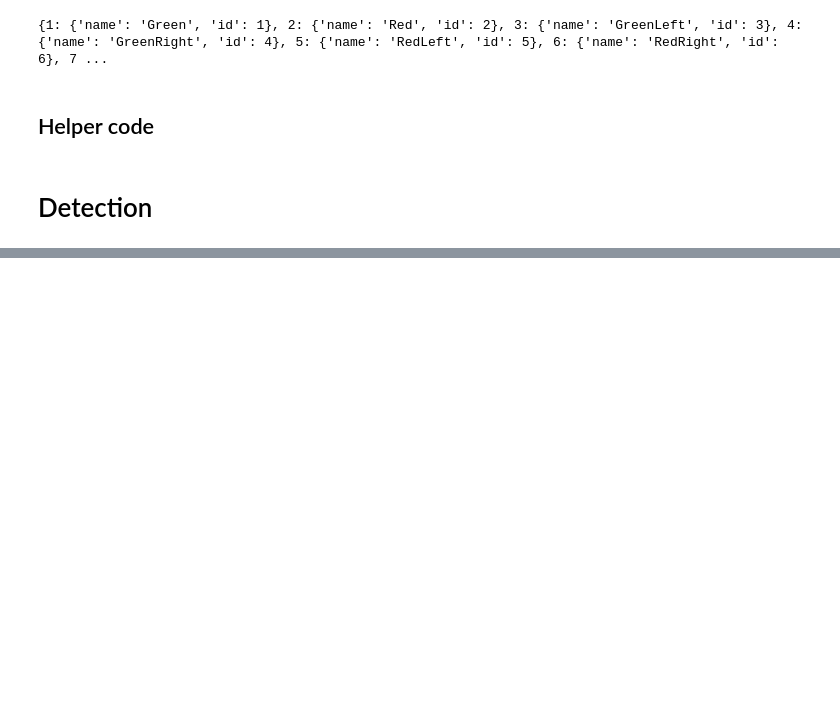
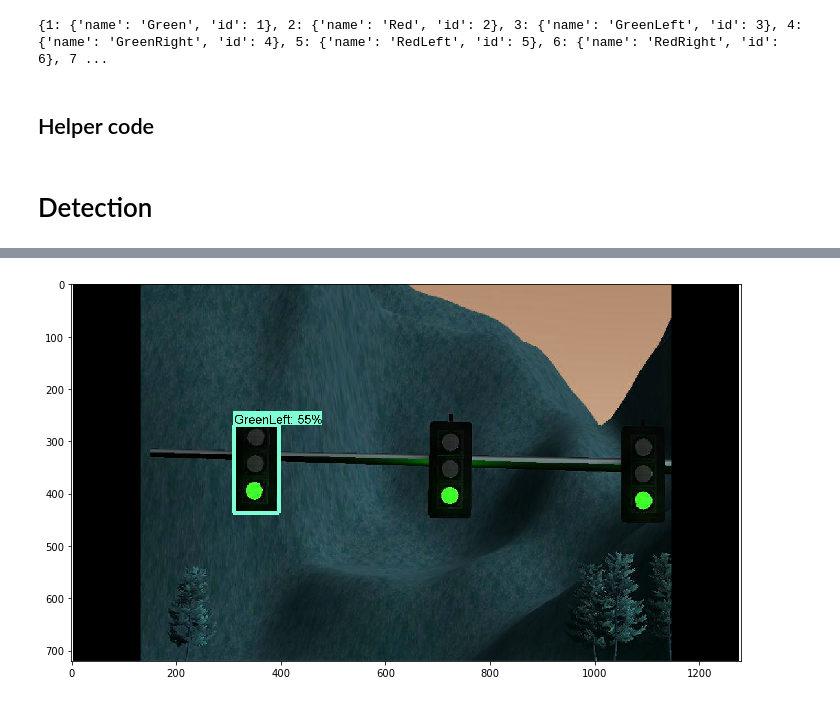
Before and after one commit to anthony-chaudhary/deeper-traffic-lights, a Jupyter notebook: object_detection_demo.ipynb, the cells around one changed output, grey strips where cells are left out. Cells and saved outputs as stored; diff of their text form; code cells hidden in the pictures; blank space fills up the shorter version.

Commit message:
clean up
-data conversion file
-object detection notebook

```diff
--- a/object_detection_demo.ipynb
+++ b/object_detection_demo.ipynb
@@ -88,42 +90,56 @@ def load_image_into_numpy_array(image):
 # image1.jpg
 # image2.jpg
 # If you want to test the code with your images, just add path to the images to the TEST_IMAGE_PATHS.
-PATH_TO_TEST_IMAGES_DIR = 'test_images'
-TEST_IMAGE_PATHS = [ os.path.join(PATH_TO_TEST_IMAGES_DIR, 'image{}.png'.format(i)) for i in range(1, 3) ]
+PATH_TO_TEST_IMAGES_DIR = 'test_images_sim'
+
+#print(os.path.join(PATH_TO_TEST_IMAGES_DIR, 'left', '*.jpg'))
+TEST_IMAGE_PATHS = glob(os.path.join(PATH_TO_TEST_IMAGES_DIR, '*.png'))
+#print(TEST_IMAGE_PATHS)
 
 # Size, in inches, of the output images.
 IMAGE_SIZE = (12, 8)
 # %%
+import time
+
 with detection_graph.as_default():
-  with tf.Session(graph=detection_graph) as sess:
-    # Definite input and output Tensors for detection_graph
-    image_tensor = detection_graph.get_tensor_by_name('image_tensor:0')
-    # Each box represents a part of the image where a particular object was detected.
-    detection_boxes = detection_graph.get_tensor_by_name('detection_boxes:0')
-    # Each score represent how level of confidence for each of the objects.
-    # Score is shown on the result image, together with the class label.
-    detection_scores = detection_graph.get_tensor_by_name('detection_scores:0')
-    detection_classes = detection_graph.get_tensor_by_name('detection_classes:0')
-    num_detections = detection_graph.get_tensor_by_name('num_detections:0')
-    for image_path in TEST_IMAGE_PATHS:
-      image = Image.open(image_path)
-      # the array based representation of the image will be used later in order to prepare the
-      # result image with boxes and labels on it.
-      image_np = load_image_into_numpy_array(image)
-      # Expand dimensions since the model expects images to have shape: [1, None, None, 3]
-      image_np_expanded = np.expand_dims(image_np, axis=0)
-      # Actual detection.
-      (boxes, scores, classes, num) = sess.run(
-          [detection_boxes, detection_scores, detection_classes, num_detections],
-          feed_dict={image_tensor: image_np_expanded})
-      # Visualization of the results of a detection.
-      vis_util.visualize_boxes_and_labels_on_image_array(
-          image_np,
-          np.squeeze(boxes),
-          np.squeeze(classes).astype(np.int32),
-          np.squeeze(scores),
-          category_index,
-          use_normalized_coordinates=True,
-          line_thickness=8)
-      plt.figure(figsize=IMAGE_SIZE)
-      plt.imshow(image_np)
+    with tf.Session(graph=detection_graph) as sess:
+        # Definite input and output Tensors for detection_graph
+        image_tensor = detection_graph.get_tensor_by_name('image_tensor:0')
+        # Each box represents a part of the image where a particular object was detected.
+        detection_boxes = detection_graph.get_tensor_by_name('detection_boxes:0')
+        # Each score represent how level of confidence for each of the objects.
+        # Score is shown on the result image, together with the class label.
+        detection_scores = detection_graph.get_tensor_by_name('detection_scores:0')
+        detection_classes = detection_graph.get_tensor_by_name('detection_classes:0')
+        num_detections = detection_graph.get_tensor_by_name('num_detections:0')
+        for image_path in TEST_IMAGE_PATHS:
+            image = Image.open(image_path)
+            # the array based representation of the image will be used later in order to prepare the
+            # result image with boxes and labels on it.
+            image_np = load_image_into_numpy_array(image)
+            # Expand dimensions since the model expects images to have shape: [1, None, None, 3]
+            image_np_expanded = np.expand_dims(image_np, axis=0)
+
+            time0 = time.time()
+
+            # Actual detection.
+            (boxes, scores, classes, num) = sess.run(
+              [detection_boxes, detection_scores, detection_classes, num_detections],
+              feed_dict={image_tensor: image_np_expanded})
+
+            time1 = time.time()
+
+            print("Time in seconds", time1 - time0)
+
+            # Visualization of the results of a detection.
+            vis_util.visualize_boxes_and_labels_on_image_array(
+              image_np,
+              np.squeeze(boxes),
+              np.squeeze(classes).astype(np.int32),
+              np.squeeze(scores),
+              category_index,
+              use_normalized_coordinates=True,
+              line_thickness=8)
+            plt.figure(figsize=IMAGE_SIZE)
+            plt.imshow(image_np)
+# %% [output]
@@ -129,0 +147 @@ with detection_graph.as_default():
+[figure, added]
```
Also changed, not shown: parts of 4 cells of this notebook, 1 other file.
